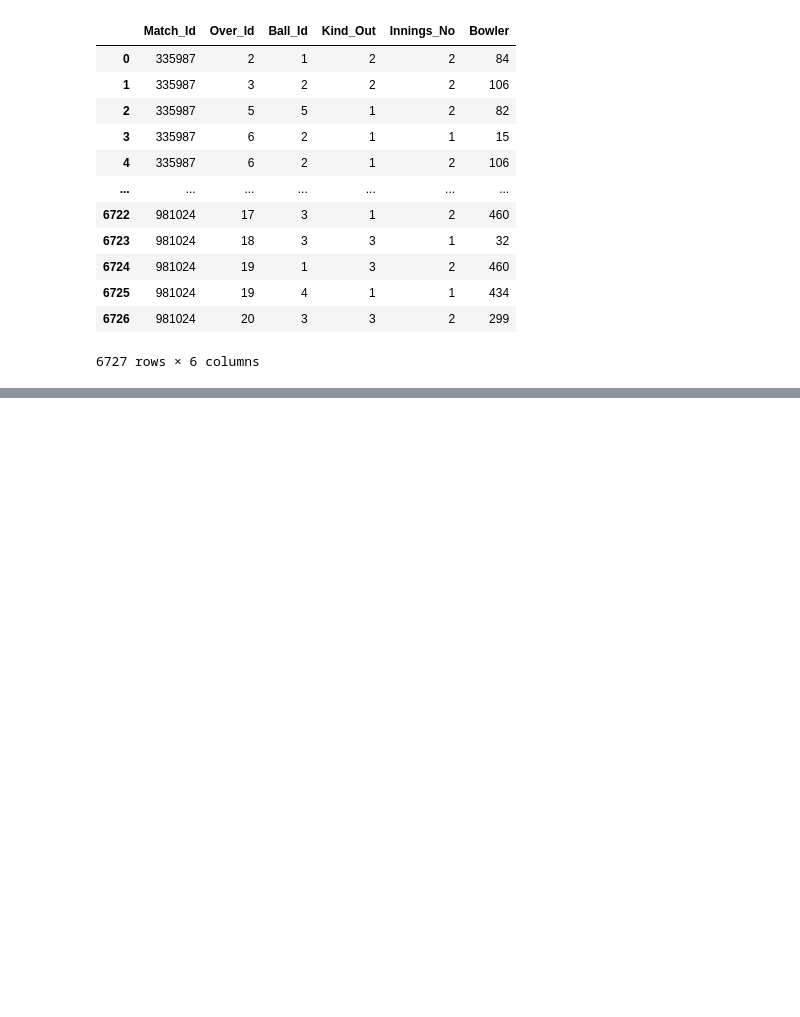
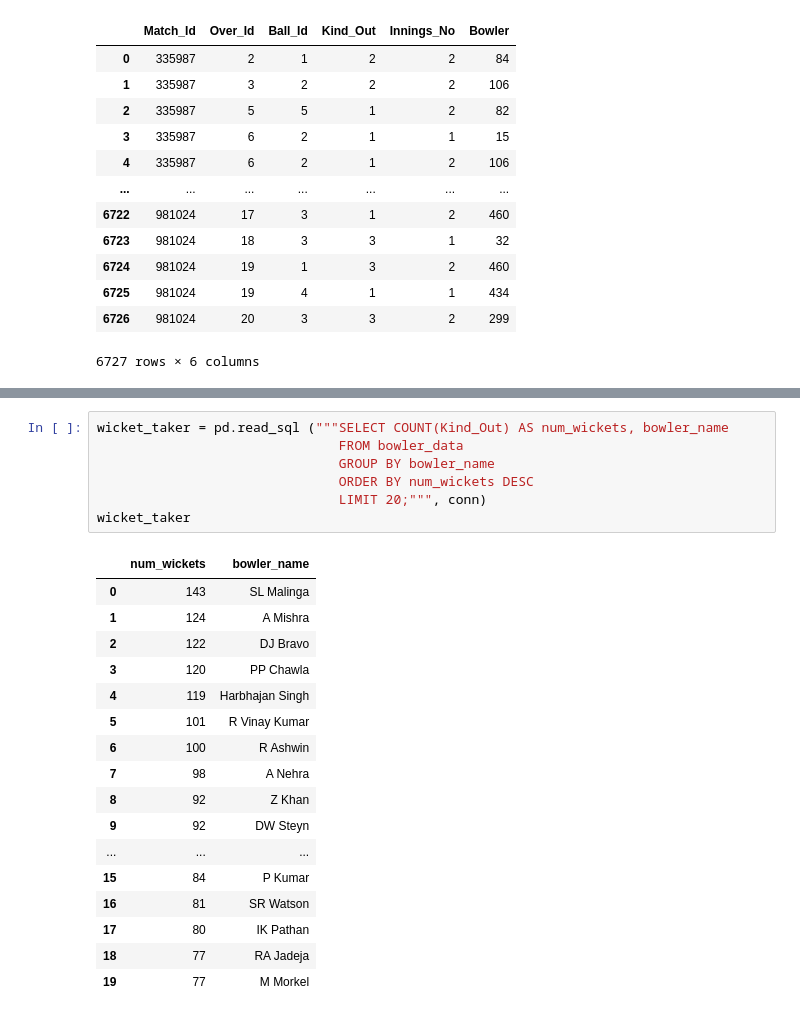
Before and after one commit to crypticrk/IPL-Data-Analysis, a Jupyter notebook: IPL Data Analysis.ipynb, the cells around one changed output, grey strips where cells are left out. Saved outputs shown, nothing was run; the diff lists cells and outputs as text; blank space fills up the shorter version.

```diff
--- a/IPL Data Analysis.ipynb
+++ b/IPL Data Analysis.ipynb
@@ -832,0 +886,25 @@ pd.read_sql("""SELECT Wicket_Taken.Match_Id, Wicket_Taken.Over_Id, Wicket_Taken.
+# %%
+wicket_taker = pd.read_sql ("""SELECT COUNT(Kind_Out) AS num_wickets, bowler_name
+                               FROM bowler_data
+                               GROUP BY bowler_name
+                               ORDER BY num_wickets DESC
+                               LIMIT 20;""", conn)
+wicket_taker
+# %% [output]
+|  | num_wickets | bowler_name |
+| 0 | 143 | SL Malinga |
+| 1 | 124 | A Mishra |
+| 2 | 122 | DJ Bravo |
+| 3 | 120 | PP Chawla |
+| 4 | 119 | Harbhajan Singh |
+| 5 | 101 | R Vinay Kumar |
+| 6 | 100 | R Ashwin |
+| 7 | 98 | A Nehra |
+| 8 | 92 | Z Khan |
+| 9 | 92 | DW Steyn |
+| ... | ... | ... |
+| 15 | 84 | P Kumar |
+| 16 | 81 | SR Watson |
+| 17 | 80 | IK Pathan |
+| 18 | 77 | RA Jadeja |
+| 19 | 77 | M Morkel |
```
Also changed, not shown: parts of 5 cells of this notebook.
